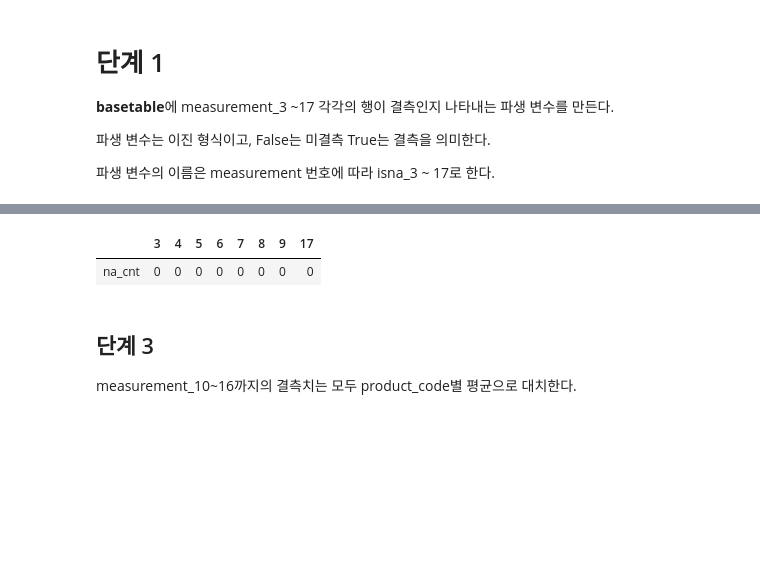
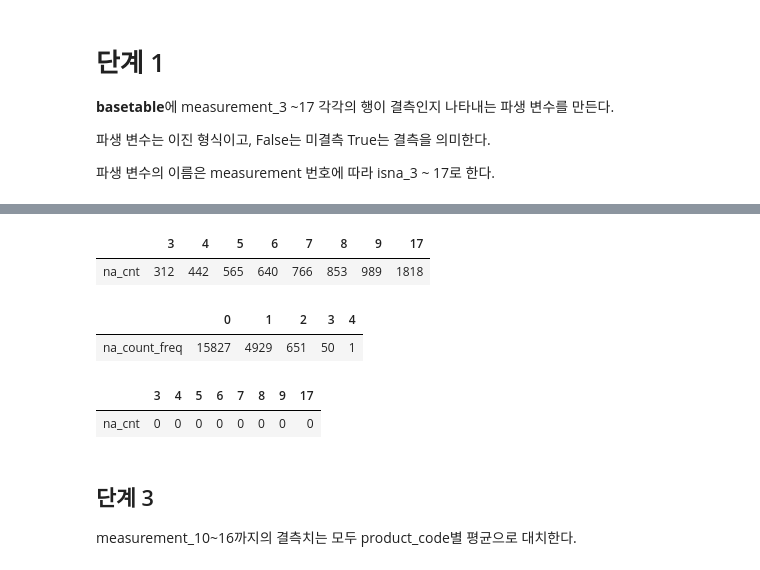
Before and after one commit to sunkusun9/DS_lv3_2605, a Jupyter notebook: sec_ds_lv3_prob1_prob.ipynb, the cells around one changed output, grey strips where cells are left out. Saved outputs shown, nothing was run; the diff lists cells and outputs as text; code cells hidden in the pictures; blank space fills up the shorter version.

```diff
--- a/sec_ds_lv3_prob1_prob.ipynb
+++ b/sec_ds_lv3_prob1_prob.ipynb
@@ -224,3 +227,21 @@ dtype: int64
+# %%
+# 이 변수들에서 행별 결측의 수에 대한 빈도를 구합니다.
+# 관측값 중에서 복수의 결측값을 포함하고 있어, 모든 모델에 대해 결측을 처리할 수 없습니다.
+# Iterative Imputer에서는 일단은 처음에는 지정한 방법(default: 평균)으로 결측을 채워 넣고,
+# 지정한 모델로 번갈아 가며 대상 변수로 지정하여 예측값을 만들어 결측이었던 변수를 업데이트 하는 과정을
+# 반복하여 모델이 나타내는 변수에 가깝게 결측치를 처리 합니다.
+X_imp = ['measurement_{}'.format(i) for i in range(3, 10)] + ['measurement_17']
+display(
+    df_basetable[X_imp].isna().sum().rename('na_cnt').to_frame().T.rename(
+        columns = lambda x: x.split('_')[-1]
+    )
+)
+df_basetable[X_imp].isna().sum(axis=1).value_counts().rename('na_count_freq').to_frame().T
+# %% [output]
+|  | 3 | 4 | 5 | 6 | 7 | 8 | 9 | 17 |
+| na_cnt | 312 | 442 | 565 | 640 | 766 | 853 | 989 | 1818 |
+|  | 0 | 1 | 2 | 3 | 4 |
+| na_count_freq | 15827 | 4929 | 651 | 50 | 1 |
 # %%
 # 방법 1: 반복문
 from sklearn.experimental import enable_iterative_imputer
@@ -237,12 +259,3 @@ imp = IterativeImputer(
 for i in df_basetable['product_code'].unique():
     s_bidx = df_basetable['product_code'] == i
     df_basetable.loc[s_bidx, X_imp] = imp.fit_transform(df_basetable.loc[s_bidx, X_imp])
-# %%
-display(
-    df_basetable[X_imp].isna().sum().rename('na_cnt').to_frame().T.rename(
-        columns = lambda x: x.split('_')[-1]
-    )
-)
-# %% [output]
-|  | 3 | 4 | 5 | 6 | 7 | 8 | 9 | 17 |
-| na_cnt | 0 | 0 | 0 | 0 | 0 | 0 | 0 | 0 |
@@ -275,0 +262,9 @@ df_basetable[X_imp] = df_basetable.groupby('product_code')[X_imp].apply(
+# %%
+display(
+    df_basetable[X_imp].isna().sum().rename('na_cnt').to_frame().T.rename(
+        columns = lambda x: x.split('_')[-1]
+    )
+)
+# %% [output]
+|  | 3 | 4 | 5 | 6 | 7 | 8 | 9 | 17 |
+| na_cnt | 0 | 0 | 0 | 0 | 0 | 0 | 0 | 0 |
```
Also changed, not shown: parts of 72 cells of this notebook.
